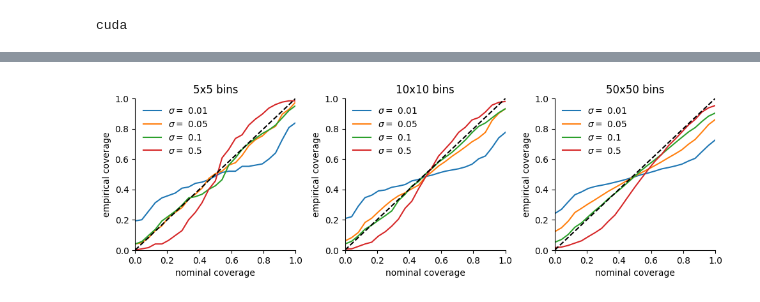
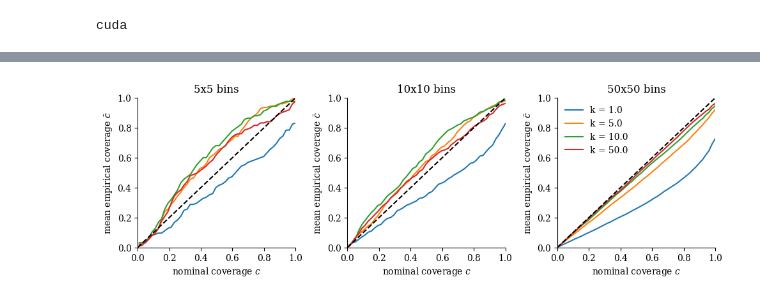
Before and after one commit to sbieringer/Bayesiamplify, a Jupyter notebook: eval_calibration_amplification.ipynb, the cells around one changed output, grey strips where cells are left out. Saved outputs shown, nothing was run; the diff lists cells and outputs as text; code cells hidden in the pictures.

```diff
--- a/eval_calibration_amplification.ipynb
+++ b/eval_calibration_amplification.ipynb
@@ -71,7 +75,7 @@ sampler = multidim_sampler(data_dim, donut_shape, save_path = data_path, **donut
 z = torch.randn(5_000_000, data_dim).to(device)
 c = r_test*torch.ones((len(z),1)).to(device)
 
-linear = False #True
+linear = True
 n_bins_array = np.array([50]) if linear else np.array([5,10,50])
 
 name_add = '_linear' if linear else ''
@@ -185,7 +189,7 @@ if calc:
 donut_args["r_mean"] = 4.0
 donut_args["gamma_scale"] = 2.
 n_samples = 10_000
-c_factor = 0.1 if MCMC else 50.
+c_factor = 0.1 if MCMC else 10.
 p = 0
 data_dim = 2
 
@@ -193,8 +197,6 @@ name_add = ''
 n_reps = range(0,5)
 
 i_q_use =-2
-
-bins = np.linspace(0.8*(1/n_bins_array[i_q_use]**2),1.2*(1/n_bins_array[i_q_use]**2),50)
 
 fig, ax = plt.subplots(1,1, figsize = (5,4), sharex=True)
 
@@ -214,6 +216,8 @@ else:
     with open(save_dir + f'/0/AdamMCMC_models/{c_factor}sigma_1.0temp_0.001lr_50.0sigma_adam_dir_denom/n_bins_array{name_add}.npy', 'rb') as f:
         n_bins_array = np.load(f)
 
+bins = np.linspace(0.8*(1/n_bins_array[i_q_use]**2),1.2*(1/n_bins_array[i_q_use]**2),50)
+
 for i_p, p in enumerate(quantvals_nstatepis_arr_list_paths):
     with open(p, 'rb') as file:
         quantvals_nstatepis_arr_list = pickle.load(file)
@@ -250,12 +254,18 @@ for i_a, c_factor in enumerate(c_factors):
     if approximate_gaussian_inference:
         save_dir = f'./models/CFM_VIB_k{c_factor}_cond'
         save_dir = save_dir + f'/{donut_shape}_{data_dim}d{add_str_save}_{donut_args["r_mean"]}rmean_{donut_args["gamma_scale"]}gamma/'+f'{n_samples}pts/'
-        quantvals_nstatepis_arr_list_paths = [save_dir + f'{i}/quantvals_nstatepis_arr_list.pkl' for i in range(0,5)]
+        quantvals_nstatepis_arr_list_paths = [save_dir + f'{i}/quantvals_nstatepis_arr_list{name_add}.pkl' for i in n_reps] #(0,5)
+
+        with open(save_dir + f'/0/n_bins_array{name_add}.npy', 'rb') as f:
+            n_bins_array = np.load(f)
+
     else:
         save_dir = f"./models/CFM_cond"
         save_dir = save_dir + f'/{donut_shape}_{data_dim}d{add_str_save}_{donut_args["r_mean"]}rmean_{donut_args["gamma_scale"]}gamma/'+f'{n_samples}pts/'
-        quantvals_nstatepis_arr_list_paths = [save_dir + f'{i}/AdamMCMC_models/{c_factor}sigma_1.0temp_0.001lr_50.0sigma_adam_dir_denom/quantvals_nstatepis_arr_list.pkl' for i in range(0,5)]
+        quantvals_nstatepis_arr_list_paths = [save_dir + f'{i}/AdamMCMC_models/{c_factor}sigma_1.0temp_0.001lr_50.0sigma_adam_dir_denom/quantvals_nstatepis_arr_list{name_add}.pkl' for i in n_reps]  #_linear.pkl
 
+        with open(save_dir + f'/0/AdamMCMC_models/{c_factor}sigma_1.0temp_0.001lr_50.0sigma_adam_dir_denom/n_bins_array{name_add}.npy', 'rb') as f:
+            n_bins_array = np.load(f)
     for i_p, p in enumerate(quantvals_nstatepis_arr_list_paths):
         with open(p, 'rb') as file:
             quantvals_nstatepis_arr_list = pickle.load(file)
@@ -291,22 +301,24 @@ Text(0.5, 19.12222222222222, 'coverage')
 ### plot diagonal calibration plots ###
 #######################################
 
-alpha_quant = np.linspace(0,1,25)
+alpha_quant = np.linspace(0,1,100)
 
 donut_args["r_mean"] = 4.0
 donut_args["gamma_scale"] = 2.
 n_samples = 100_00
-c_factors = [0.01, 0.05, 0.1, 0.5] if MCMC else [1.0,5.,10.,50.,100.]
+c_factors = [0.01, 0.05, 0.1, 0.5] if MCMC else [1.0,5.,10.,50.]
+name_add = "" #"_long_scaled"
 p = 0
 data_dim = 2
 
-i_q_uses = [0,1,2]
-radial_bins_mins = [None]*3# [0,24,29]
-radial_bins_maxs = [None]*3 #[24,29,49]
+i_q_uses = [0,1,2] #np.arange(19)
+radial_bins_mins = [None]*len(i_q_uses)# [0,24,29]
+radial_bins_maxs = [None]*len(i_q_uses) #[24,29,49]
 colors = [f'C{i}' for i in range(len(c_factors))]
 
+n_reps = range(0,5)
 
-quant_list_list_path = f'./figs/quant_list_list_{donut_args["gamma_scale"]}gamma.pkl' #_linear.pkl
+quant_list_list_path = f'./figs/quant_list_list_{donut_args["gamma_scale"]}gamma{name_add}.pkl' #_linear.pkl
 with open(quant_list_list_path, 'rb') as file:
     quant_list_list = pickle.load(file)
 
@@ -316,7 +328,12 @@ if "linear" in quant_list_list_path:
     for quant_list in quant_list_list:
         quantvals_true.append(quantile_values_via_hist(quant_list, data_true))
 
-fig, ax = plt.subplots(1,len(i_q_uses), figsize = (10,10/len(i_q_uses)), sharex=True)
+if len(i_q_uses) <5:
+    fig, ax = plt.subplots(1,len(i_q_uses), figsize = (10,10/len(i_q_uses)), sharex=True)
+else:
+    fig, ax = plt.subplots(2,len(i_q_uses)//2+1, figsize = (10,30/len(i_q_uses)), sharex=True)
+    ax = ax.flatten()
+
 if len(i_q_uses) == 1:
     ax = [ax]
 
@@ -324,11 +341,18 @@ for i_a, c_factor in enumerate(c_factors):
     if approximate_gaussian_inference:
         save_dir = f'./models/CFM_VIB_k{c_factor}_cond'
         save_dir = save_dir + f'/{donut_shape}_{data_dim}d{add_str_save}_{donut_args["r_mean"]}rmean_{donut_args["gamma_scale"]}gamma/'+f'{n_samples}pts/'
-        quantvals_nstatepis_arr_list_paths = [save_dir + f'{i}/quantvals_nstatepis_arr_list.pkl' for i in n_reps] #(0,5)
+        quantvals_nstatepis_arr_list_paths = [save_dir + f'{i}/quantvals_nstatepis_arr_list{name_add}.pkl' for i in n_reps] #(0,5)
+
+        with open(save_dir + f'/0/n_bins_array{name_add}.npy', 'rb') as f:
+            n_bins_array = np.load(f)
+
     else:
         save_dir = f"./models/CFM_cond"
         save_dir = save_dir + f'/{donut_shape}_{data_dim}d{add_str_save}_{donut_args["r_mean"]}rmean_{donut_args["gamma_scale"]}gamma/'+f'{n_samples}pts/'
-        quantvals_nstatepis_arr_list_paths = [save_dir + f'{i}/AdamMCMC_models/{c_factor}sigma_1.0temp_0.001lr_50.0sigma_adam_dir_denom/quantvals_nstatepis_arr_list.pkl' for i in n_reps]  #_linear.pkl
+        quantvals_nstatepis_arr_list_paths = [save_dir + f'{i}/AdamMCMC_models/{c_factor}sigma_1.0temp_0.001lr_50.0sigma_adam_dir_denom/quantvals_nstatepis_arr_list{name_add}.pkl' for i in n_reps]  #_linear.pkl
+
+        with open(save_dir + f'/0/AdamMCMC_models/{c_factor}sigma_1.0temp_0.001lr_50.0sigma_adam_dir_denom/n_bins_array{name_add}.npy', 'rb') as f:
+            n_bins_array = np.load(f)
 
     for i_p, p in enumerate(quantvals_nstatepis_arr_list_paths):
         with open(p, 'rb') as file:
@@ -336,42 +360,62 @@ for i_a, c_factor in enumerate(c_factors):
 
         if i_p == 0:
             q_out = [np.expand_dims(q, 0) for q in quantvals_nstatepis_arr_list]
         else:
             q_out = [np.concatenate((q_out[i_q], np.expand_dims(q, 0)), axis = 0) for i_q,q in enumerate(quantvals_nstatepis_arr_list)]
 
     for i_p, i_q_use in enumerate(i_q_uses):
         radial_bins_min, radial_bins_max = radial_bins_mins[i_p], radial_bins_maxs[i_p]
         quantvals = q_out[i_q_use]
 
         if "linear" in quant_list_list_path:
-            in_quantile = np.quantile(quantvals, alpha_quant, axis=1).T >= quantvals_true[i_q_use].T[:,:,np.newaxis,np.newaxis]
+            in_quantile = np.bitwise_and(np.quantile(quantvals, alpha_quant, axis=1)[len(alpha_quant)//2-1::-1].T <= quantvals_true[i_q_use].T[:,:,np.newaxis,np.newaxis],
+                                         np.quantile(quantvals, alpha_quant, axis=1)[len(alpha_quant)//2:].T >= quantvals_true[i_q_use].T[:,:,np.newaxis,np.newaxis])
+
+            #in_quantile = np.quantile(quantvals, alpha_quant, axis=1).T >= quantvals_true[i_q_use].T[:,:,np.newaxis,np.newaxis]
         else:
-            in_quantile = np.quantile(quantvals, alpha_quant, axis=1).T >= 1/(quantvals.shape[-1]*quantvals.shape[-2])
+            in_quantile = np.bitwise_and(np.quantile(quantvals, alpha_quant, axis=1)[len(alpha_quant)//2-1::-1].T <= 1/(quantvals.shape[-1]*quantvals.shape[-2]),
+                                         np.quantile(quantvals, alpha_quant, axis=1)[len(alpha_quant)//2:].T >= 1/(quantvals.shape[-1]*quantvals.shape[-2]))
+
+            #use this for left-sided intervals
+            #in_quantile = np.quantile(quantvals, alpha_quant, axis=1).T >= 1/(quantvals.shape[-1]*quantvals.shape[-2])
 
         coverage = np.mean(in_quantile, 2)
         coverage = coverage[:,radial_bins_min:radial_bins_max]
-        ax[i_p].plot(alpha_quant, coverage.mean((0,1)), color=colors[i_a], label = f'$\sigma = $ {c_factor}' if MCMC else f'k = {c_factor}')
+        ax[i_p].plot(alpha_quant[len(alpha_quant)//2:]-alpha_quant[len(alpha_quant)//2-1::-1], coverage.mean((0,1)), color=colors[i_a], label = f'$\sigma = $ {c_factor}' if MCMC else f'k = {c_factor}')
 
         title_str = f'{n_bins_array[i_q_use]}x{n_bins_array[i_q_use]} bins'
         if radial_bins_min is not None:
             title_str = f'{radial_bins_max-radial_bins_min}x{n_bins_array[i_q_use]} bins' + f' $r \in$ ({quant_list_list[i_q_use][0][radial_bins_min]:.3}, {quant_list_list[i_q_use][0][radial_bins_max]:.3})'
-        ax[i_p].set_title(title_str)
+        if len(i_q_uses) <5:
+            ax[i_p].set_title(title_str)
 
 for a in ax:
     a.plot(alpha_quant, alpha_quant, linestyle = '--', color = 'black')
 
     a.spines['top'].set_visible(False)
     a.spines['right'].set_visible(False)
-    a.set_ylabel('empirical coverage')
-    a.set_xlabel('nominal coverage')
-    a.set_ylim(0,1)
-    a.set_xlim(0,1)
-    a.legend(loc = "upper left", frameon = False)
+    if len(i_q_uses) <5:
+        a.set_ylabel(r'mean empirical coverage $\bar{c}$')
+        a.set_xlabel(r'nominal coverage $c$')
+        a.set_ylim(0,1)
+        a.set_xlim(0,1)
+    else:
+        a.set_xticks(ticks = [])
+        a.set_yticks(ticks = [])
+
+if len(i_q_uses) >5:
+        ax[-1].legend(loc = "upper left", frameon = False)
+
+ax[2].legend(loc = "upper left", frameon = False)
 
 fig.tight_layout()
-fig.subplots_adjust(hspace=0)
+if len(i_q_uses) <5:
+    fig.subplots_adjust(hspace=0)
 
 #ax[len(c_factors)//2-1].set_ylabel('occurence')
-#fig.savefig('./figs/coverage_over_k_MCMC.pdf')
+if MCMC:
+    fig.savefig('./figs/02_1_coverage_over_k_MCMC.pdf')
+else:
+    fig.savefig('./figs/02_2_coverage_over_k_VIB.pdf')
 # %% [output]
-[figure, old version]
+[figure, new version]
```
Also changed, not shown: parts of 13 cells of this notebook, 6 other files.
